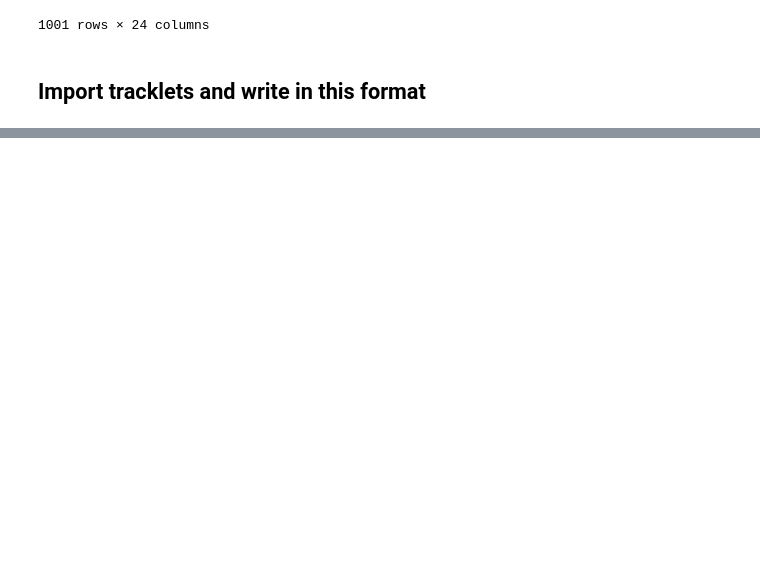
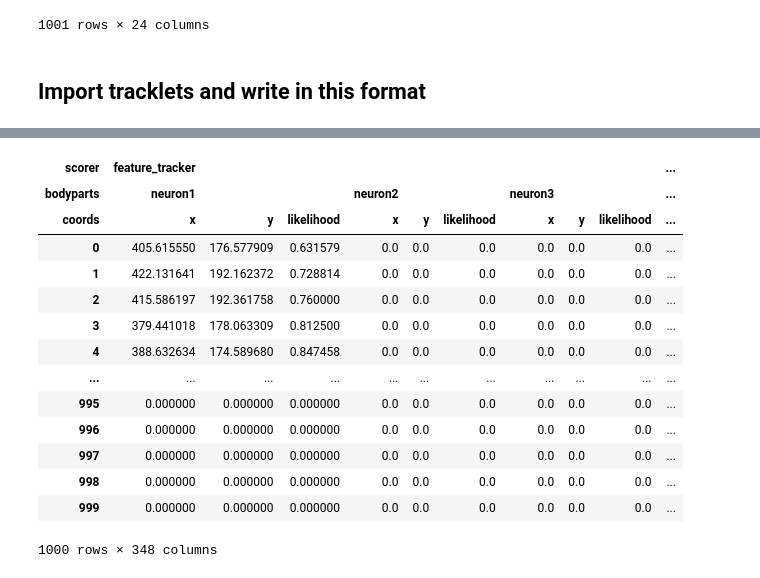
Before and after one commit to ch9nuk9/wbfm, a Jupyter notebook: example-feature-workflow/feature_alignment/Video_visualization.ipynb, the cells around one changed output, grey strips where cells are left out. Drawn from its saved outputs; the diff is of its cells as text; code cells hidden in the pictures; blank space fills up the shorter version.

```diff
--- a/example-feature-workflow/feature_alignment/Video_visualization.ipynb
+++ b/example-feature-workflow/feature_alignment/Video_visualization.ipynb
@@ -63,16 +42,0 @@ df = pd.read_pickle(fname)
-# %%
-# Writing options
-is_3d = False
-
-# Variables to be written
-scorer = 'feature_tracker'
-all_bodyparts = np.asarray(df['clust_ind'])
-coord_names = ['x','y','likelihood']
-# %%
-for i, row in df.iterrows():
-    coords = np.zeros((len(all_bodyparts),len(coord_names),))
-    for this_slice, this_xyz in zip(row['slice_ind'], row['all_xyz']):
-#         print(this_slice)
-        coords[this_slice,:] = this_xyz[:len(coord_names)]
-    print(coords)
-    break
@@ -86,0 +43,4 @@ for i, row in df.iterrows():
+# %%
+project_folder = r'C:\Users\charles.fieseler\Documents\Current_work\DLC_for_WBFM\example-feature-workflow\feature_alignment'
+fname = os.path.join(project_folder, 'clust_df_dat.pickle')
+clust_df = pd.read_pickle(fname)
@@ -86,0 +109,2 @@ for i, row in df.iterrows():
+# %%
+new_dlc_df = build_dlc_annotation_all(clust_df, min_length=50, verbose=0)
@@ -102 +134,19 @@ df
 13431 rows × 8 columns
+# %%
+new_dlc_df
+# %% [output]
+| scorer | feature_tracker |  |  |  |  |  |  |  |  | ... |
+| bodyparts | neuron1 |  |  | neuron2 |  |  | neuron3 |  |  | ... |
+| coords | x | y | likelihood | x | y | likelihood | x | y | likelihood | ... |
+| 0 | 405.615550 | 176.577909 | 0.631579 | 0.0 | 0.0 | 0.0 | 0.0 | 0.0 | 0.0 | ... |
+| 1 | 422.131641 | 192.162372 | 0.728814 | 0.0 | 0.0 | 0.0 | 0.0 | 0.0 | 0.0 | ... |
+| 2 | 415.586197 | 192.361758 | 0.760000 | 0.0 | 0.0 | 0.0 | 0.0 | 0.0 | 0.0 | ... |
+| 3 | 379.441018 | 178.063309 | 0.812500 | 0.0 | 0.0 | 0.0 | 0.0 | 0.0 | 0.0 | ... |
+| 4 | 388.632634 | 174.589680 | 0.847458 | 0.0 | 0.0 | 0.0 | 0.0 | 0.0 | 0.0 | ... |
+| ... | ... | ... | ... | ... | ... | ... | ... | ... | ... | ... |
+| 995 | 0.000000 | 0.000000 | 0.000000 | 0.0 | 0.0 | 0.0 | 0.0 | 0.0 | 0.0 | ... |
+| 996 | 0.000000 | 0.000000 | 0.000000 | 0.0 | 0.0 | 0.0 | 0.0 | 0.0 | 0.0 | ... |
+| 997 | 0.000000 | 0.000000 | 0.000000 | 0.0 | 0.0 | 0.0 | 0.0 | 0.0 | 0.0 | ... |
+| 998 | 0.000000 | 0.000000 | 0.000000 | 0.0 | 0.0 | 0.0 | 0.0 | 0.0 | 0.0 | ... |
+| 999 | 0.000000 | 0.000000 | 0.000000 | 0.0 | 0.0 | 0.0 | 0.0 | 0.0 | 0.0 | ... |
+1000 rows × 348 columns
```
Also changed, not shown: parts of 26 cells of this notebook, 3 other files.
